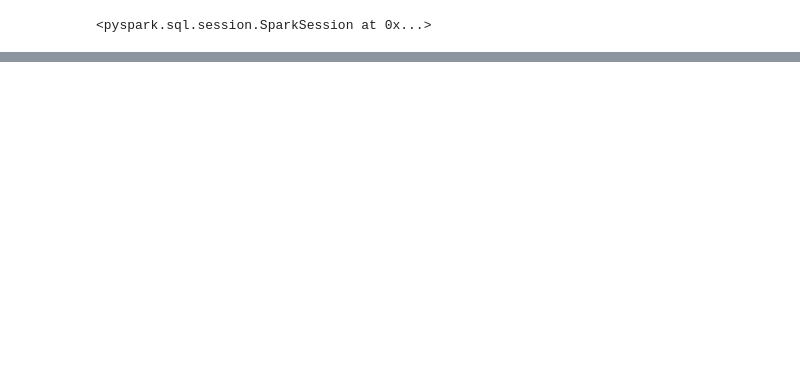
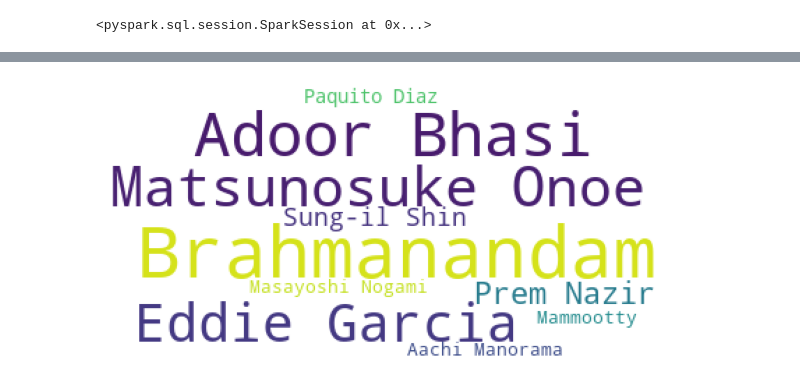
Before and after one commit to nataliakartasheva/AMD_MBA, a Jupyter notebook: AMD_MBA.ipynb, the cells around one changed output, grey strips where cells are left out. Drawn from its saved outputs; the diff is of its cells as text; code cells hidden in the pictures; blank space fills up the shorter version.

```diff
--- a/AMD_MBA.ipynb
+++ b/AMD_MBA.ipynb
@@ -103,0 +248,13 @@ only showing top 5 rows
+# %%
+# 2. actors with top 10 number of movies as a worldcloud
+wordcloud_list_of_dicts = top_10_actors.select('primaryName', 'n_movies').rdd.map(lambda row: row.asDict()).collect()
+wordcloud_dict = {dict_['primaryName'] : dict_['n_movies'] for dict_ in wordcloud_list_of_dicts}
+wordcloud_object = WordCloud(background_color = "white").fit_words(wordcloud_dict)
+
+# displaying the generated image
+plt.figure(figsize = (10, 6))
+plt.imshow(wordcloud_object)
+plt.axis("off")
+plt.show();
+# %% [output]
+[figure, added]
```
Also changed, not shown: parts of 38 cells of this notebook.
